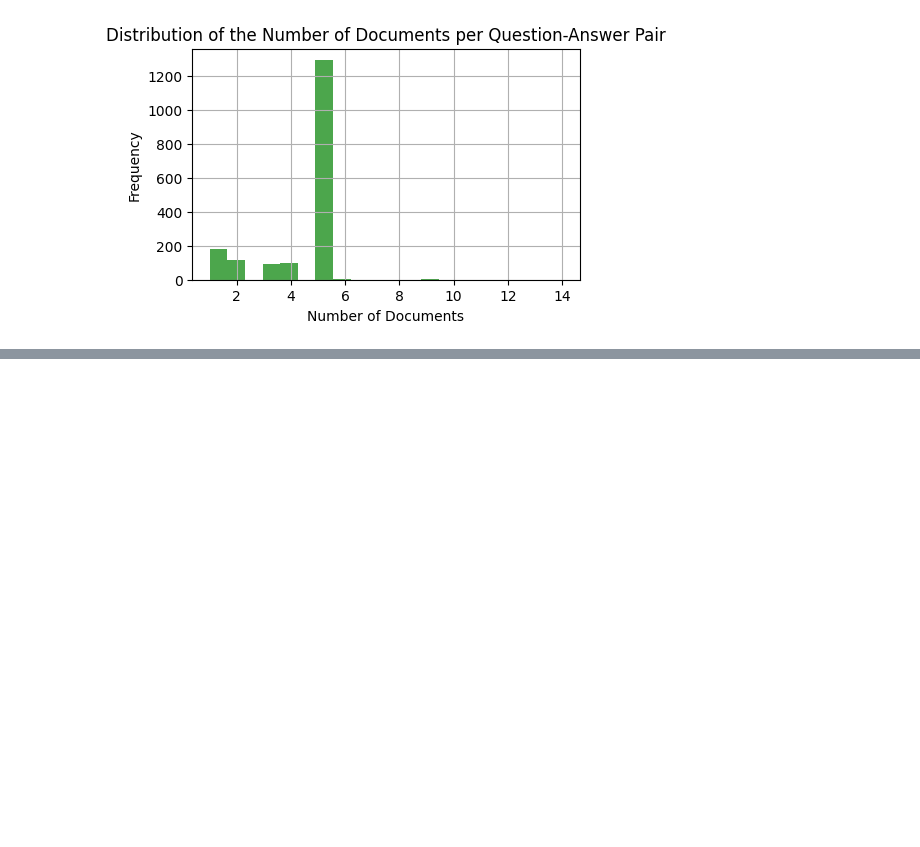
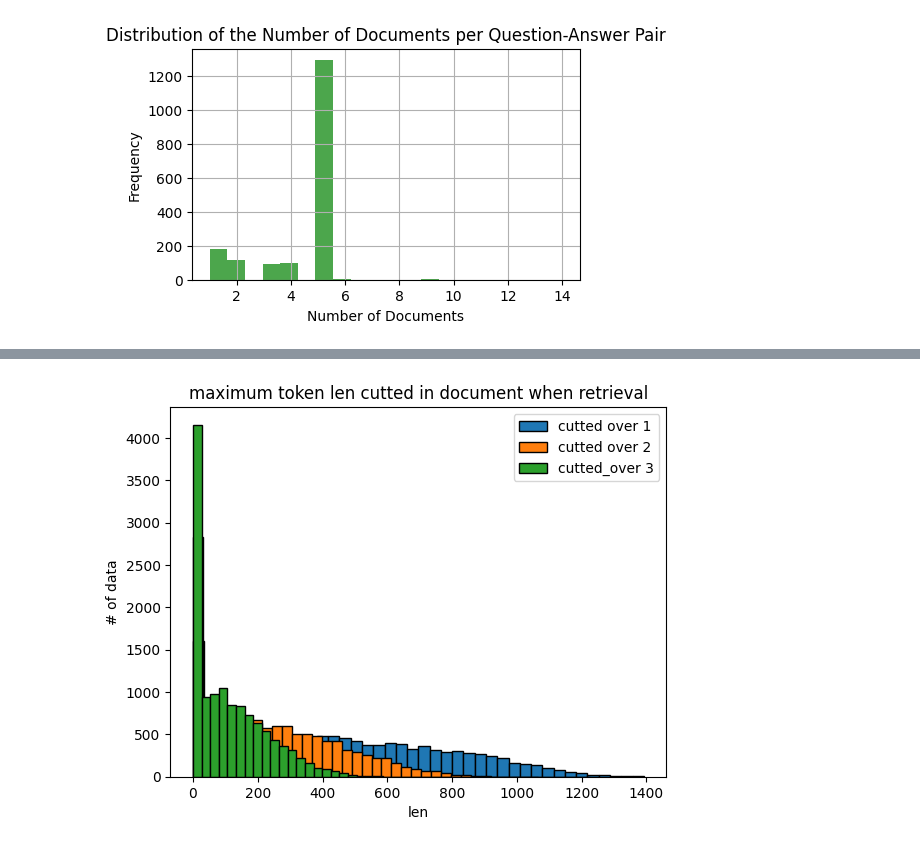
Before and after one commit to naye971012/WSDM_2024cup, a Jupyter notebook: EDA.ipynb, the cells around one changed output, grey strips where cells are left out. Cells and saved outputs as stored; diff of their text form; code cells hidden in the pictures; blank space fills up the shorter version.

```diff
--- a/EDA.ipynb
+++ b/EDA.ipynb
@@ -102,0 +276,14 @@ num_of_document per QA:
+# %%
+# 히스토그램으로 시각화
+plt.hist(cut_lenght_1, bins=40, edgecolor='black', label="cutted over 1")
+plt.hist(cut_lenght_2, bins=40, edgecolor='black', label="cutted over 2")
+plt.hist(cut_lenght_3, bins=40, edgecolor='black', label="cutted_over 3")
+
+plt.xlabel('len')
+plt.ylabel('# of data')
+plt.title('maximum token len cutted in document when retrieval')
+#retrieval을 했을 때 최소로 잘려나가는 토큰의 개수
+plt.legend()
+plt.show()
+# %% [output]
+[figure, added]
```
Also changed, not shown: parts of 6 cells of this notebook, 12 other files.
